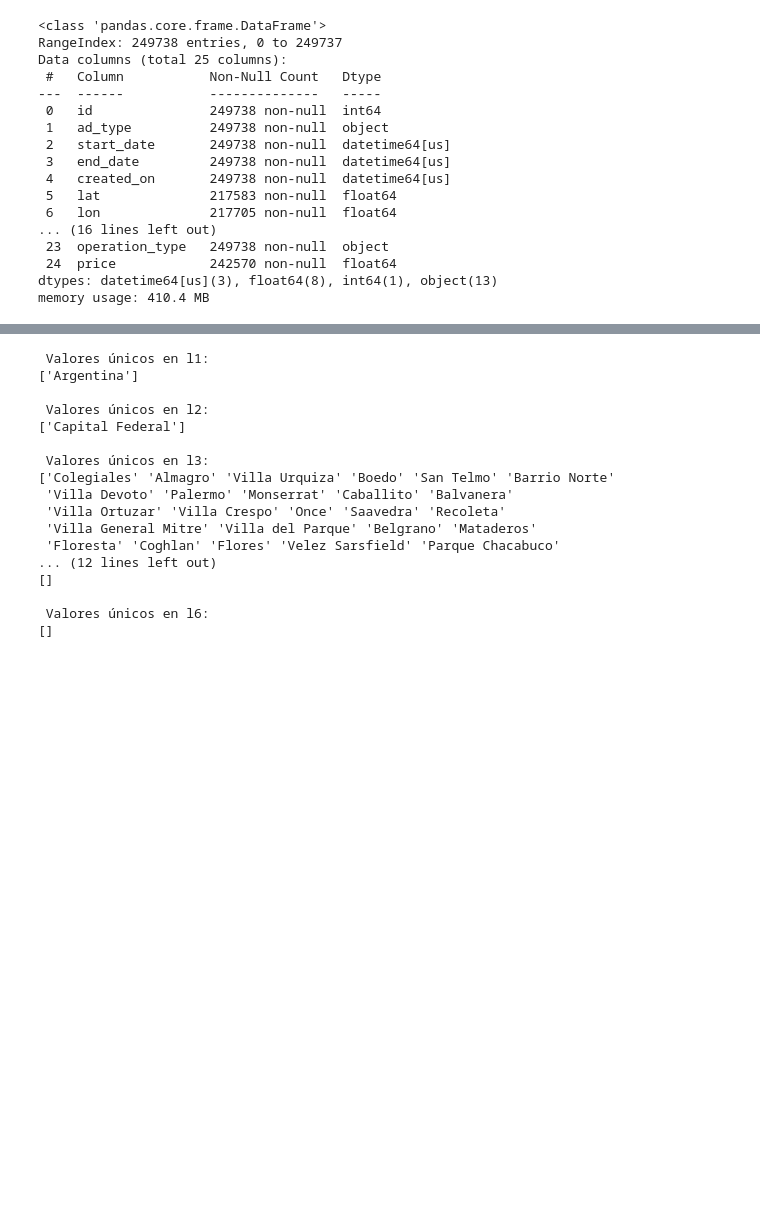
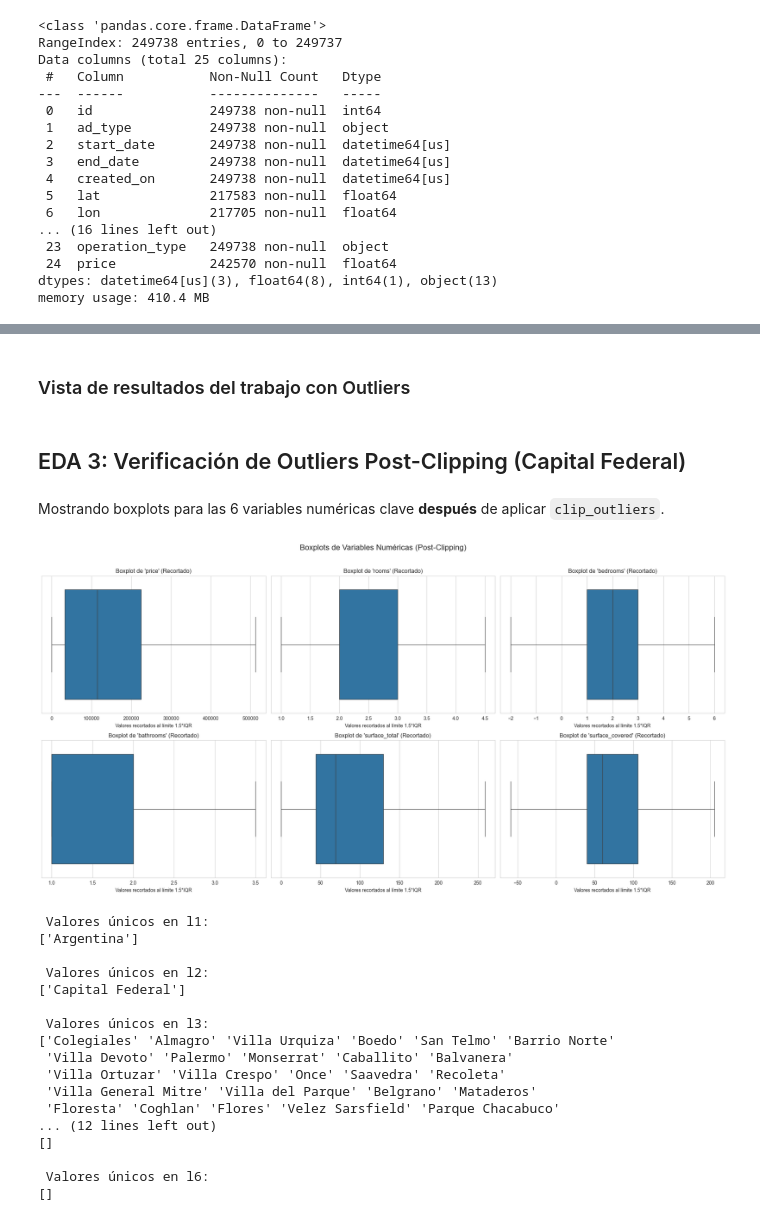
Before and after one commit to Pau-c/calculAR-propiedad, a Jupyter notebook: load_save_db.ipynb, the cells around one changed output, grey strips where cells are left out. Cells and saved outputs as stored; diff of their text form; code cells hidden in the pictures; blank space fills up the shorter version.

```diff
--- a/load_save_db.ipynb
+++ b/load_save_db.ipynb
@@ -430,6 +629,36 @@ def clip_outliers(df, profile_df):
 
 
 df = clip_outliers(df, profile_df)
+# %% [markdown]
+### Vista de resultados del trabajo con Outliers
+# %%
+import matplotlib.pyplot as plt
+import seaborn as sns
+from IPython.display import display, HTML
+
+display(HTML("<h2>EDA 3: Verificación de Outliers Post-Clipping (Capital Federal)</h2>"))
+sns.set_style("whitegrid")
+
+cols_to_check = ['price', 'rooms', 'bedrooms', 'bathrooms', 'surface_total', 'surface_covered']
+
+display(HTML(f"<p>Mostrando boxplots para las {len(cols_to_check)} variables numéricas clave <b>después</b> de aplicar <code>clip_outliers</code>.</p>"))
+
+fig, axes = plt.subplots(2, 3, figsize=(20, 10))
+fig.suptitle("Boxplots de Variables Numéricas (Post-Clipping)", fontsize=16, y=1.02)
+
+axes = axes.flatten()
+
+for i, col in enumerate(cols_to_check):
+    sns.boxplot(x=df[col].dropna(), ax=axes[i])
+    axes[i].set_title(f"Boxplot de '{col}' (Recortado)")
+    axes[i].set_xlabel("Valores recortados al límite 1.5*IQR")
+
+plt.tight_layout()
+plt.show()
+# %% [output]
+EDA 3: Verificación de Outliers Post-Clipping (Capital Federal)
+Mostrando boxplots para las 6 variables numéricas clave después de aplicar clip_outliers.
+[figure, added]
 # %%
 # contenido de columnas
 for col in ["l1", "l2", "l3", "l4", "l5", "l6"]:
```
Also changed, not shown: parts of 6 cells of this notebook.
